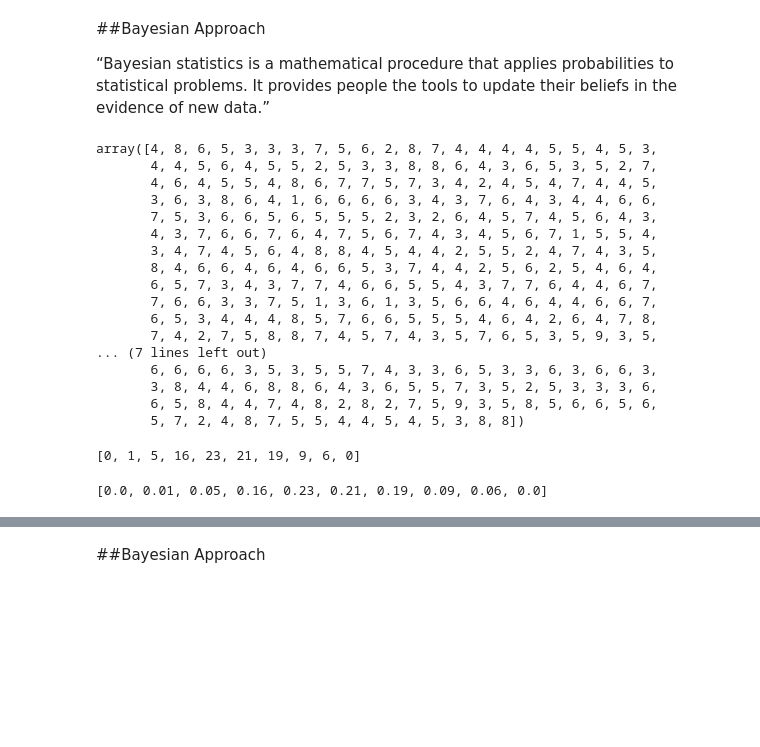
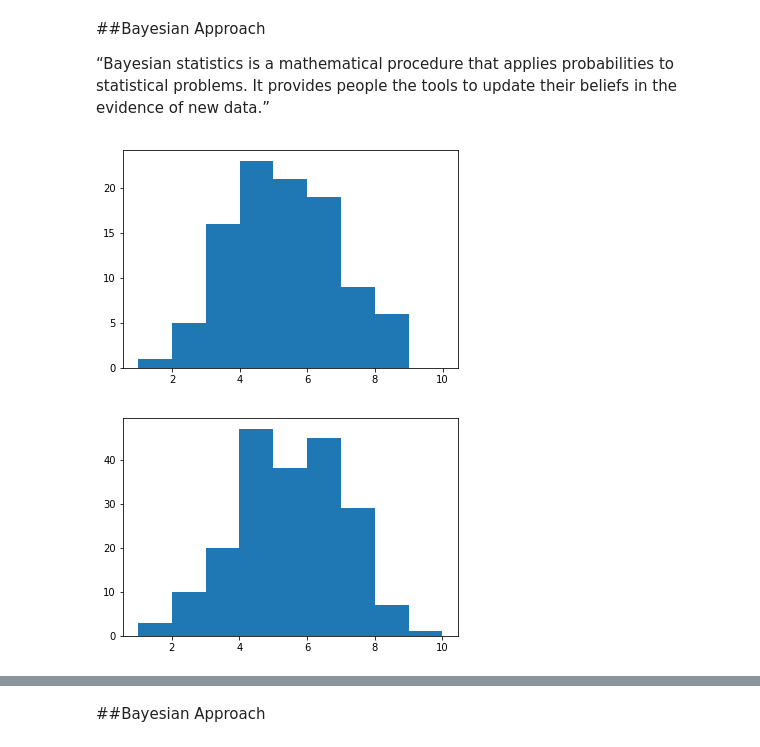
Before and after one commit to npgeorge/DS-Unit-1-Sprint-3-Statistical-Tests-and-Experiments, a Jupyter notebook: Nicholas_George_LS_DS_133_Introduction_to_Bayesian_Inference_Assignment.ipynb, the cells around one changed output, grey strips where cells are left out. Saved outputs shown, nothing was run; the diff lists cells and outputs as text; code cells hidden in the pictures; blank space fills up the shorter version.

```diff
--- a/Nicholas_George_LS_DS_133_Introduction_to_Bayesian_Inference_Assignment.ipynb
+++ b/Nicholas_George_LS_DS_133_Introduction_to_Bayesian_Inference_Assignment.ipynb
@@ -122,35 +122,3 @@ Confidence Intervals (C.I) are not probability distributions therefore they do n
 ##Bayesian Approach
 
 “Bayesian statistics is a mathematical procedure that applies probabilities to statistical problems. It provides people the tools to update their beliefs in the evidence of new data.”
-# %%
-import numpy as np
-import pandas as pd
-import random
-import matplotlib.pyplot as plt
-
-#flipping a coin 10 times, counting how many times heads occured
-np.random.seed(42)
-n=10
-p=0.5
-# let us repeat our experiment for 500 times
-size=500
-cointoss=np.random.binomial(n=n, p=p, size=size)
-cointoss
-# %% [output]
-array([4, 8, 6, 5, 3, 3, 3, 7, 5, 6, 2, 8, 7, 4, 4, 4, 4, 5, 5, 4, 5, 3,
-       4, 4, 5, 6, 4, 5, 5, 2, 5, 3, 3, 8, 8, 6, 4, 3, 6, 5, 3, 5, 2, 7,
-       4, 6, 4, 5, 5, 4, 8, 6, 7, 7, 5, 7, 3, 4, 2, 4, 5, 4, 7, 4, 4, 5,
-       3, 6, 3, 8, 6, 4, 1, 6, 6, 6, 6, 3, 4, 3, 7, 6, 4, 3, 4, 4, 6, 6,
-       7, 5, 3, 6, 6, 5, 6, 5, 5, 5, 2, 3, 2, 6, 4, 5, 7, 4, 5, 6, 4, 3,
-       4, 3, 7, 6, 6, 7, 6, 4, 7, 5, 6, 7, 4, 3, 4, 5, 6, 7, 1, 5, 5, 4,
-       3, 4, 7, 4, 5, 6, 4, 8, 8, 4, 5, 4, 4, 2, 5, 5, 2, 4, 7, 4, 3, 5,
-       8, 4, 6, 6, 4, 6, 4, 6, 6, 5, 3, 7, 4, 4, 2, 5, 6, 2, 5, 4, 6, 4,
-       6, 5, 7, 3, 4, 3, 7, 7, 4, 6, 6, 5, 5, 4, 3, 7, 7, 6, 4, 4, 6, 7,
-       7, 6, 6, 3, 3, 7, 5, 1, 3, 6, 1, 3, 5, 6, 6, 4, 6, 4, 4, 6, 6, 7,
-       6, 5, 3, 4, 4, 4, 8, 5, 7, 6, 6, 5, 5, 5, 4, 6, 4, 2, 6, 4, 7, 8,
-       7, 4, 2, 7, 5, 8, 8, 7, 4, 5, 7, 4, 3, 5, 7, 6, 5, 3, 5, 9, 3, 5,
-... (7 lines left out)
-       6, 6, 6, 6, 3, 5, 3, 5, 5, 7, 4, 3, 3, 6, 5, 3, 3, 6, 3, 6, 6, 3,
-       3, 8, 4, 4, 6, 8, 8, 6, 4, 3, 6, 5, 5, 7, 3, 5, 2, 5, 3, 3, 3, 6,
-       6, 5, 8, 4, 4, 7, 4, 8, 2, 8, 2, 7, 5, 9, 3, 5, 8, 5, 6, 6, 5, 6,
-       5, 7, 2, 4, 8, 7, 5, 5, 4, 4, 5, 4, 5, 3, 8, 8])
@@ -181,12 +124,0 @@ coinstossed = [4, 8, 6, 5, 3, 3, 3, 7, 5, 6, 2, 8, 7, 4, 4, 4, 4, 5, 5, 4, 5, 3,
-# %%
-#count how many times we saw each
-count = [np.equal(x,i).sum() for i in range(n)]
-count
-# %% [output]
-[0, 1, 5, 16, 23, 21, 19, 9, 6, 0]
-# %%
-#normalized, the percent chance of flipping heads X number of times out of 500 flips
-probs_500 = [np.equal(x,i).mean() for i in range(n)]
-probs_500
-# %% [output]
-[0.0, 0.01, 0.05, 0.16, 0.23, 0.21, 0.19, 0.09, 0.06, 0.0]
@@ -192,0 +149,9 @@ probs_500
+# %%
+#matched the bins with the amount of times the coin was flipped per trial at 10
+plt.hist(one_hundo, bins=[1,2,3,4,5,6,7,8,9,10]);
+# %% [output]
+[figure, added]
+# %%
+plt.hist(two_hundo, bins=[1,2,3,4,5,6,7,8,9,10]);
+# %% [output]
+[figure, added]
```
Also changed, not shown: parts of 27 cells of this notebook.
